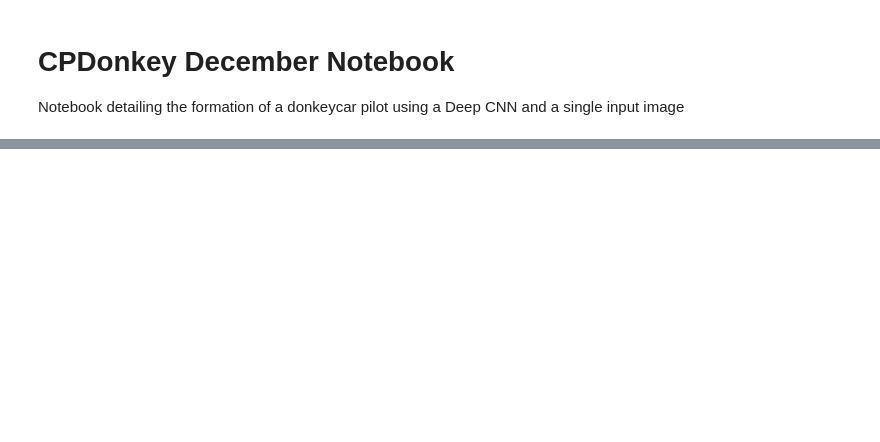
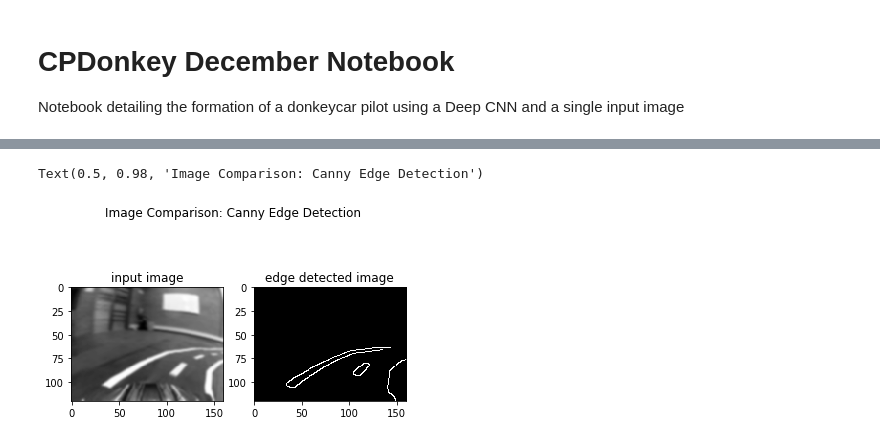
Before and after one commit to brontisaur/CounterpointDonkey, a Jupyter notebook: CPDonkey December Notebook.ipynb, the cells around one changed output, grey strips where cells are left out. Saved outputs shown, nothing was run; the diff lists cells and outputs as text; code cells hidden in the pictures; blank space fills up the shorter version.

```diff
--- a/CPDonkey December Notebook.ipynb
+++ b/CPDonkey December Notebook.ipynb
@@ -32,3 +46,23 @@ This image is a photo taken by the Donkeycar's front-facing camera with a resolu
+# %%
+##Edge Detection
+
+#Let's begin with edge detection. This is already built into some of the available parts for the donkey and makes use of
+#canny edge detection. We will show an example using the built-in opencv tools
+
+imageIn = cv2.imread("101_cam-image_array_.jpg",0)
+imageIn = cv2.GaussianBlur(imageIn, (5,5), 0)  #Gaussian Blur with a 5x5 kernel
+edges = cv2.Canny(imageIn, 500, 200)    #Canny edge detection algorithm with threshold1 set that the strongest edges are found first
+
+plt.subplot(121)
+plt.title('input image')
+plt.imshow(imageIn, cmap = 'gray')
+plt.subplot(122)
+plt.title('edge detected image')
+plt.imshow(edges, cmap = 'gray')
+plt.suptitle('Image Comparison: Canny Edge Detection')
+# %% [output]
+Text(0.5, 0.98, 'Image Comparison: Canny Edge Detection')
+[figure, added]
 # %%
 ##U-Net
 
```
Also changed, not shown: parts of 6 cells of this notebook, 1 other file.
